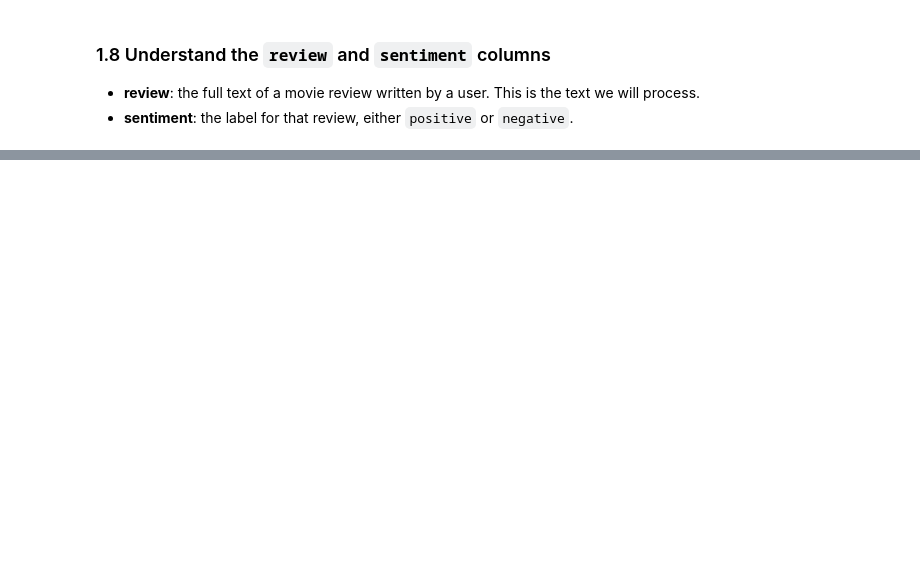
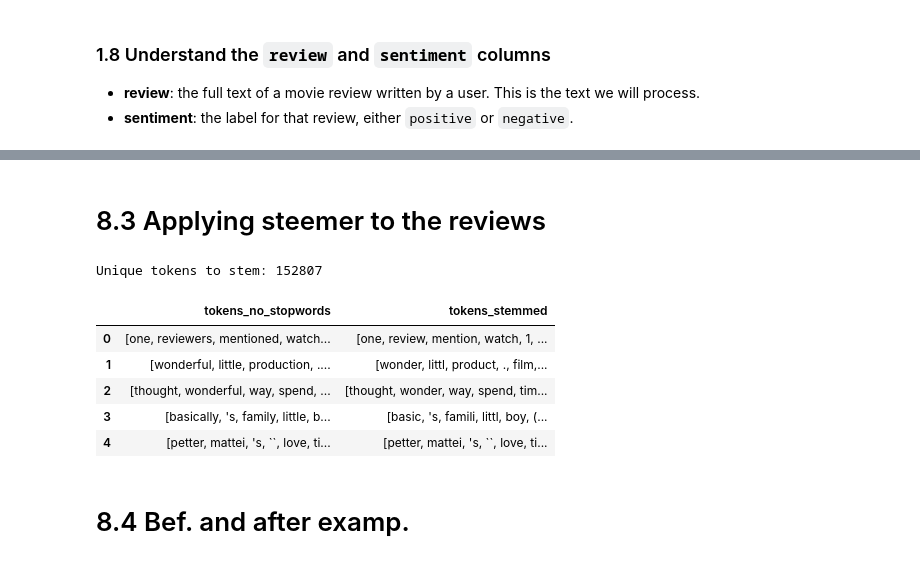
Before and after one commit to AlberKhanJadoon/imdb-nlp-project, a Jupyter notebook: imdb_nlp_project.ipynb, the cells around one changed output, grey strips where cells are left out. Saved outputs shown, nothing was run; the diff lists cells and outputs as text; code cells hidden in the pictures; blank space fills up the shorter version.

```diff
--- a/imdb_nlp_project.ipynb
+++ b/imdb_nlp_project.ipynb
@@ -1079,0 +1195,4 @@ print("df_processed columns:", df_processed.columns.tolist())
+# %%
+from nltk.stem import PorterStemmer
+
+porter_stemmer = PorterStemmer()
@@ -1079,0 +1201,13 @@ print("df_processed columns:", df_processed.columns.tolist())
+# %%
+demo_words = [
+    "acting", "acted", "acts", "actor",
+    "loved", "loving", "loves", "lovely",
+    "watching", "watched", "watches",
+    "movies", "movie", "films",
+    "boring", "bored", "bores",
+    "happiness", "happily", "studies", "studying",
+    "entertainment", "entertaining", "wonderful", "better",
+]
+
+for word in demo_words:
+    print(f"{word:15} -> {porter_stemmer.stem(word)}")
@@ -1079,0 +1232,29 @@ print("df_processed columns:", df_processed.columns.tolist())
+# %% [markdown]
+# 8.3 Applying steemer to the reviews
+# %%
+unique_tokens_no_stopwords = set()
+for tokens in df_processed["tokens_no_stopwords"]:
+    unique_tokens_no_stopwords.update(tokens)
+
+stem_lookup = {word: porter_stemmer.stem(word) for word in unique_tokens_no_stopwords}
+
+print("Unique tokens to stem:", len(stem_lookup))
+
+
+def stem_tokens(tokens):
+    return [stem_lookup[token] for token in tokens]
+
+
+df_processed["tokens_stemmed"] = df_processed["tokens_no_stopwords"].apply(stem_tokens)
+
+df_processed[["tokens_no_stopwords", "tokens_stemmed"]].head()
+# %% [output]
+Unique tokens to stem: 152807
+|  | tokens_no_stopwords | tokens_stemmed |
+| 0 | [one, reviewers, mentioned, watch... | [one, review, mention, watch, 1, ... |
+| 1 | [wonderful, little, production, .... | [wonder, littl, product, ., film,... |
+| 2 | [thought, wonderful, way, spend, ... | [thought, wonder, way, spend, tim... |
+| 3 | [basically, 's, family, little, b... | [basic, 's, famili, littl, boy, (... |
+| 4 | [petter, mattei, 's, ``, love, ti... | [petter, mattei, 's, ``, love, ti... |
+# %% [markdown]
+# 8.4 Bef. and after examp.
```
Also changed, not shown: parts of 142 cells of this notebook, 1 other file.
